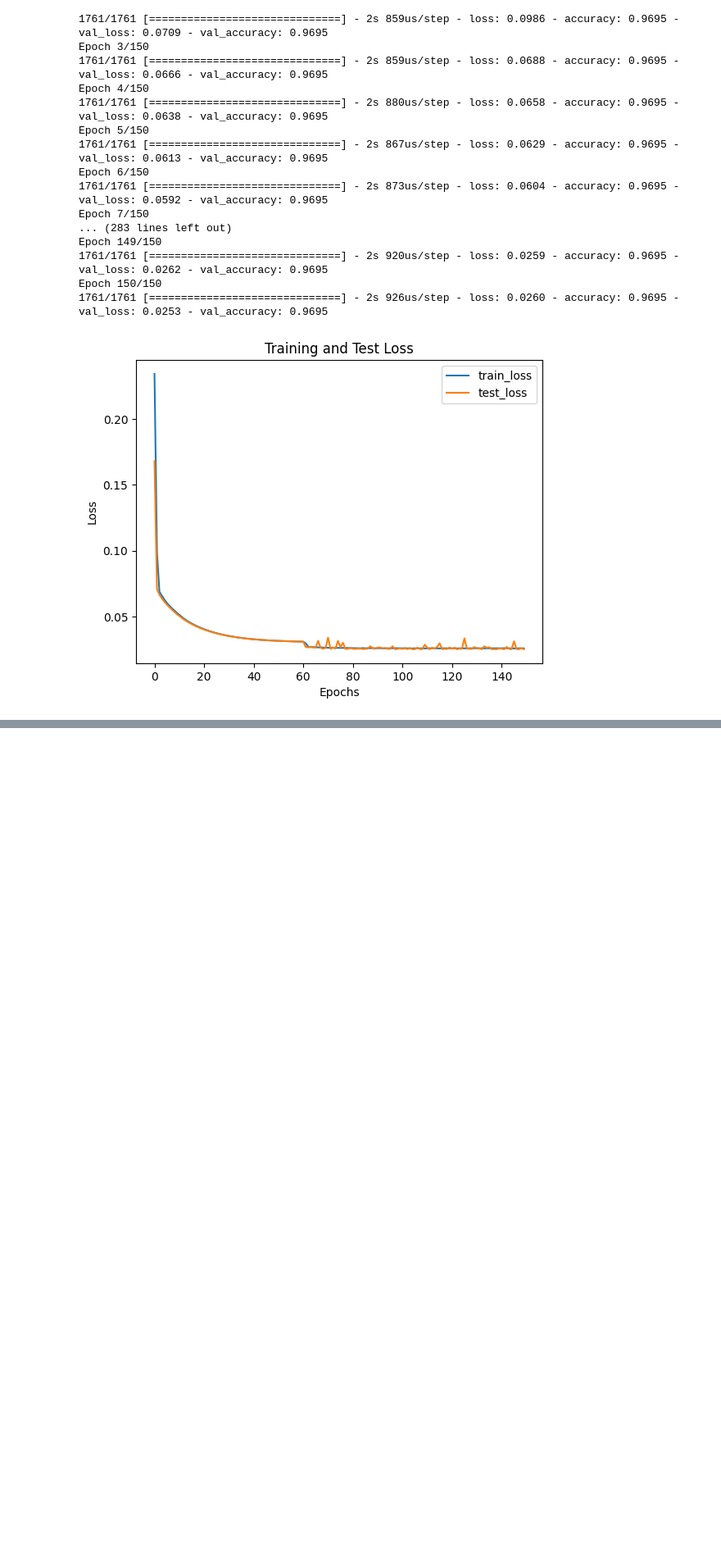
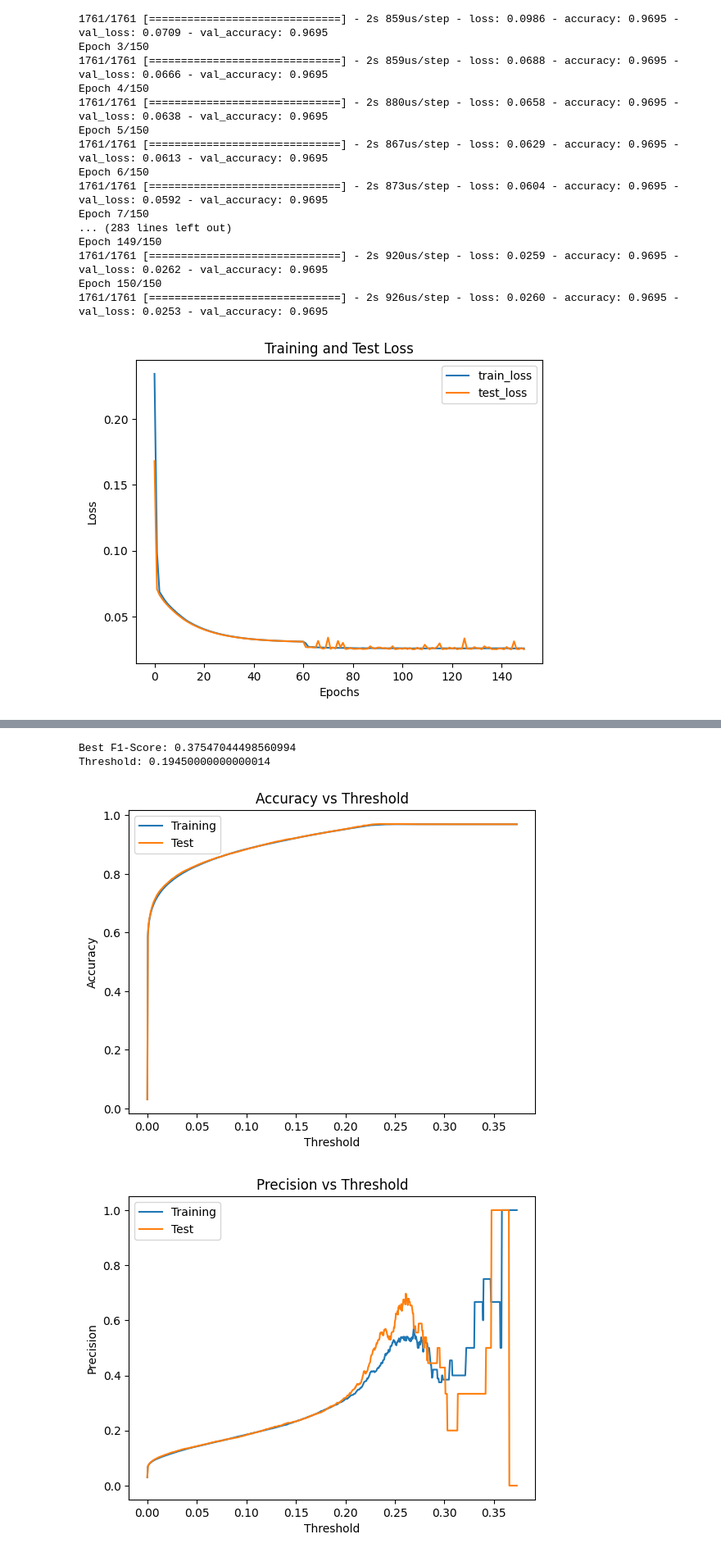
Before and after one commit to sofiacho/ECS171, a Jupyter notebook: notebook/main_algo.ipynb, the cells around one changed output, grey strips where cells are left out. Shown at 82% size. Cells and saved outputs as stored; diff of their text form; code cells hidden in the pictures; blank space fills up the shorter version.

Commit message:
Evaluated model with different thresholds (best: 0.1945)

```diff
--- a/notebook/main_algo.ipynb
+++ b/notebook/main_algo.ipynb
@@ -380,2 +379,64 @@ print(f'number inactive = {(predictions == 0).sum()}')
 number active = 1
 number inactive = 0
+# %%
+import matplotlib.pyplot as plt
+from sklearn.metrics import accuracy_score, precision_score, f1_score
+
+threshold_history = []
+
+train_history = {'accuracy': [], 'precision': [], 'auc': [], 'f1': []}
+train_pred = loaded_model.predict(train_data).flatten()
+threshold = round(min(train_pred), 4)
+max_threshold = round(max(train_pred), 4)
+
+test_history = {'accuracy': [], 'precision': [], 'auc': [], 'f1': []}
+test_pred = loaded_model.predict(test_data).flatten()
+
+while threshold <= max_threshold:
+    threshold_history.append(threshold)
+
+    train_label_pred = np.where(train_pred >= threshold, 1, 0)
+    train_history['accuracy'].append(accuracy_score(train_label, train_label_pred))
+    train_history['precision'].append(precision_score(train_label, train_label_pred))
+    train_history['f1'].append(f1_score(train_label, train_label_pred))
+
+    test_label_pred = np.where(test_pred >= threshold, 1, 0)
+    test_history['accuracy'].append(accuracy_score(test_label, test_label_pred))
+    test_history['precision'].append(precision_score(test_label, test_label_pred))
+    test_history['f1'].append(f1_score(test_label, test_label_pred))
+
+    threshold += 0.0005
+
+best_f1_index = np.argmax(train_history['f1'])
+print('Best F1-Score:', train_history['f1'][best_f1_index])
+print('Threshold:', threshold_history[best_f1_index])
+
+# Accuracy is the ratio of the number of correct predictions to the total number of predictions
+# (for all labels i.e., positive and negative). (Lecture 14, slide 28)
+plt.plot(threshold_history, train_history['accuracy'], label='Training')
+plt.plot(threshold_history, test_history['accuracy'], label='Test')
+plt.xlabel('Threshold')
+plt.ylabel('Accuracy')
+plt.title('Accuracy vs Threshold')
+plt.legend()
+plt.show()
+
+# Precision is the fraction of positive predictions that are actually correct.
+# It shows the accuracy of "positive" predictions. (Lecture 14, slide 46)
+plt.plot(threshold_history, train_history['precision'], label='Training')
+plt.plot(threshold_history, test_history['precision'], label='Test')
+plt.xlabel('Threshold')
+plt.ylabel('Precision')
+plt.title('Precision vs Threshold')
+plt.legend()
+plt.show()
+
+# Unlike Accuracy, F-score is resilient to imbalanced datasets. (Lecture 14, slide 28)
+plt.plot(threshold_history, train_history['f1'], label='Training')
+plt.plot(threshold_history, test_history['f1'], label='Test')
+plt.xlabel('Threshold')
+plt.ylabel('F1-Score')
+plt.title('F1-Score vs Threshold')
+plt.legend()
+plt.show()
+# %% [output]
@@ -381,0 +444,4 @@ number inactive = 0
+Best F1-Score: 0.37547044498560994
+Threshold: 0.19450000000000014
+[figure, added]
+[figure, added]
```
Also changed, not shown: parts of 3 cells of this notebook.
